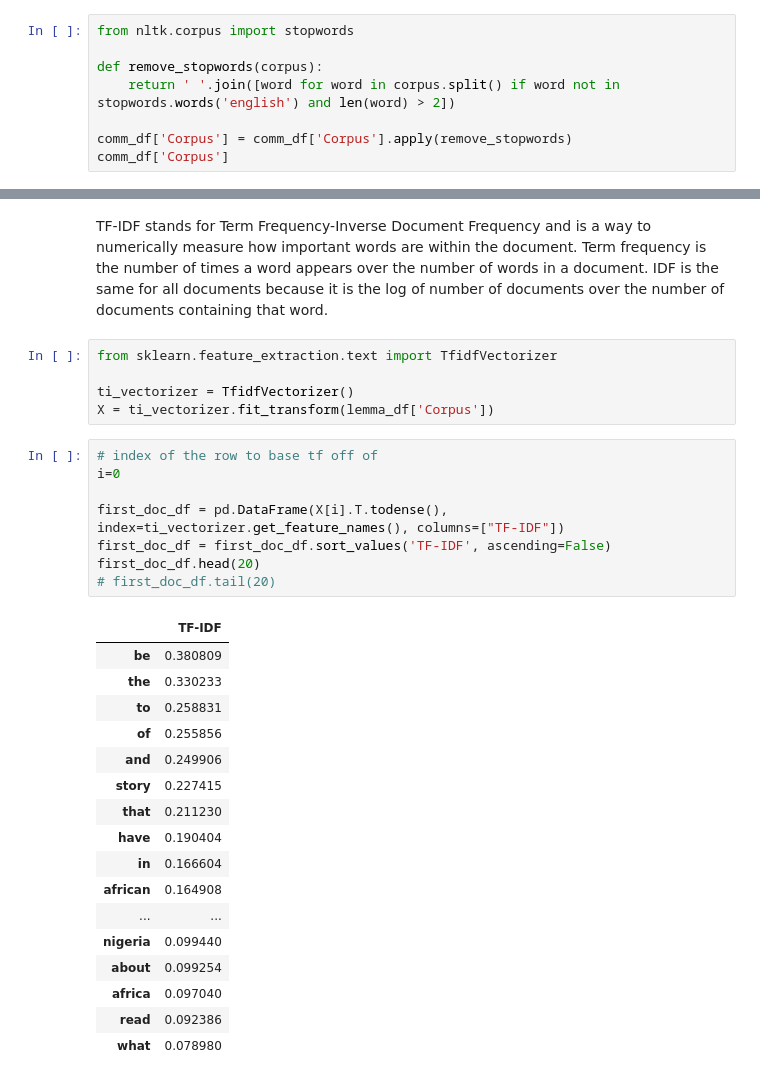
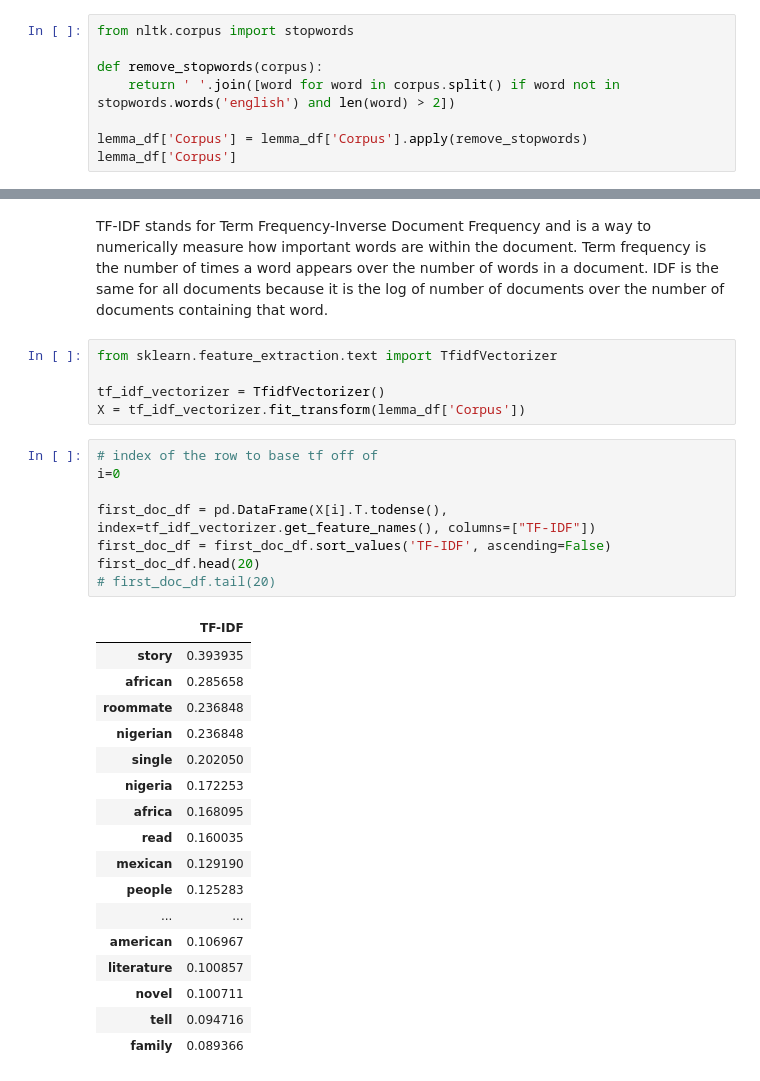
Before and after one commit to deltalite/Communication-Style-Analysis-Using-NLP, a Jupyter notebook: 1_preprocessing.ipynb, the cells around one changed output, grey strips where cells are left out. Cells and saved outputs as stored; diff of their text form.

```diff
--- a/1_preprocessing.ipynb
+++ b/1_preprocessing.ipynb
@@ -424,6 +428,6 @@ from nltk.corpus import stopwords
 def remove_stopwords(corpus):
     return ' '.join([word for word in corpus.split() if word not in stopwords.words('english') and len(word) > 2])
 
-comm_df['Corpus'] = comm_df['Corpus'].apply(remove_stopwords)
-comm_df['Corpus']
+lemma_df['Corpus'] = lemma_df['Corpus'].apply(remove_stopwords)
+lemma_df['Corpus']
 # %% [output]
@@ -455,32 +459,32 @@ TF-IDF stands for Term Frequency-Inverse Document Frequency and is a way to nume
 # %%
 from sklearn.feature_extraction.text import TfidfVectorizer
 
-ti_vectorizer = TfidfVectorizer()
-X = ti_vectorizer.fit_transform(lemma_df['Corpus'])
+tf_idf_vectorizer = TfidfVectorizer()
+X = tf_idf_vectorizer.fit_transform(lemma_df['Corpus'])
 # %%
 # index of the row to base tf off of
 i=0
 
-first_doc_df = pd.DataFrame(X[i].T.todense(), index=ti_vectorizer.get_feature_names(), columns=["TF-IDF"])
+first_doc_df = pd.DataFrame(X[i].T.todense(), index=tf_idf_vectorizer.get_feature_names(), columns=["TF-IDF"])
 first_doc_df = first_doc_df.sort_values('TF-IDF', ascending=False)
 first_doc_df.head(20)
 # first_doc_df.tail(20)
 # %% [output]
 |  | TF-IDF |
-| be | 0.380809 |
-| the | 0.330233 |
-| to | 0.258831 |
-| of | 0.255856 |
-| and | 0.249906 |
-| story | 0.227415 |
-| that | 0.211230 |
-| have | 0.190404 |
-| in | 0.166604 |
-| african | 0.164908 |
+| story | 0.393935 |
+| african | 0.285658 |
+| roommate | 0.236848 |
+| nigerian | 0.236848 |
+| single | 0.202050 |
+| nigeria | 0.172253 |
+| africa | 0.168095 |
+| read | 0.160035 |
+| mexican | 0.129190 |
+| people | 0.125283 |
 | ... | ... |
-| nigeria | 0.099440 |
-| about | 0.099254 |
-| africa | 0.097040 |
-| read | 0.092386 |
-| what | 0.078980 |
+| american | 0.106967 |
+| literature | 0.100857 |
+| novel | 0.100711 |
+| tell | 0.094716 |
+| family | 0.089366 |
 # %% [markdown]
```
Also changed, not shown: parts of 5 cells of this notebook, 2 other files.
